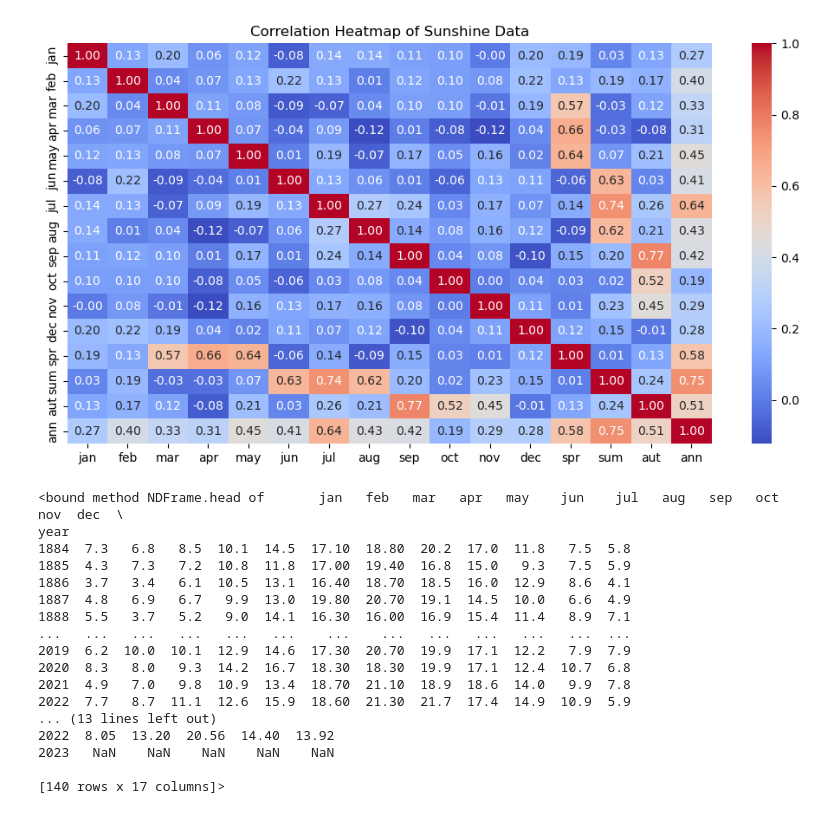
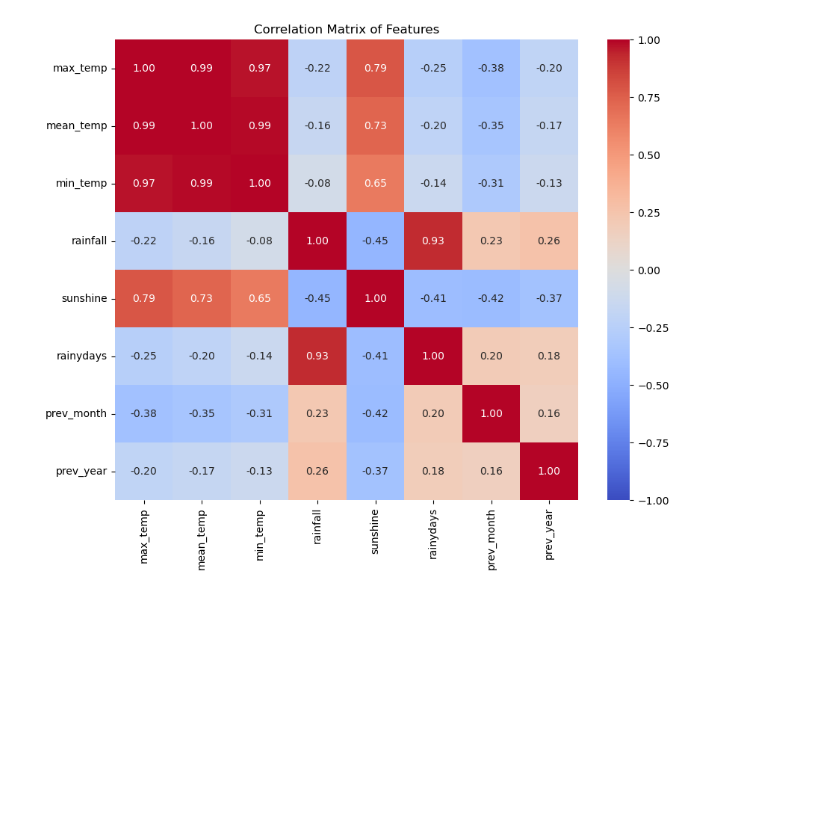
Before and after one commit to mgunal/applied-ai, a Jupyter notebook: reassessment/Dataset Visualisation.ipynb, the cells around one changed output. Cells and saved outputs as stored; diff of their text form; code cells hidden in the pictures; blank space fills up the shorter version.

```diff
--- a/reassessment/Dataset Visualisation.ipynb
+++ b/reassessment/Dataset Visualisation.ipynb
@@ -28,0 +25,3 @@ year
+# %%
+data = dataset.dataset
+data
@@ -29,32 +84,11 @@ year
 # %%
-# Visualize the data using Seaborn
-plt.figure(figsize=(12, 6))
-sns.heatmap(sunshine_data.corr(), annot=True, cmap='coolwarm', fmt=".2f")
-plt.title("Correlation Heatmap of Sunshine Data")
+# Calculate the correlation matrix
+corr_matrix = data.corr()
+
+# Create a heatmap
+plt.figure(figsize=(10, 8))
+heatmap = sns.heatmap(corr_matrix, annot=True, fmt=".2f", cmap='coolwarm', vmin=-1, vmax=1)
+plt.title('Correlation Matrix of Features')
 plt.show()
 # %% [output]
-[figure, old version]
+[figure, new version]
-# %%
-# Read the dataset from the txt file
-max_temp_data = pd.read_csv("./datasets/UK Met Office Public Data - Maximum Temperature Series.txt", delim_whitespace=True, skiprows=5)
-# Set the 'Year' column as the index
-max_temp_data.set_index('year', inplace=True)
-print(max_temp_data.head)
-# %% [output]
-<bound method NDFrame.head of       jan   feb   mar   apr   may    jun    jul   aug   sep   oct   nov  dec  \
-year
-1884  7.3   6.8   8.5  10.1  14.5  17.10  18.80  20.2  17.0  11.8   7.5  5.8
-1885  4.3   7.3   7.2  10.8  11.8  17.00  19.40  16.8  15.0   9.3   7.5  5.9
-1886  3.7   3.4   6.1  10.5  13.1  16.40  18.70  18.5  16.0  12.9   8.6  4.1
-1887  4.8   6.9   6.7   9.9  13.0  19.80  20.70  19.1  14.5  10.0   6.6  4.9
-1888  5.5   3.7   5.2   9.0  14.1  16.30  16.00  16.9  15.4  11.4   8.9  7.1
-...   ...   ...   ...   ...   ...    ...    ...   ...   ...   ...   ...  ...
-2019  6.2  10.0  10.1  12.9  14.6  17.30  20.70  19.9  17.1  12.2   7.9  7.9
-2020  8.3   8.0   9.3  14.2  16.7  18.30  18.30  19.9  17.1  12.4  10.7  6.8
-2021  4.9   7.0   9.8  10.9  13.4  18.70  21.10  18.9  18.6  14.0   9.9  7.8
-2022  7.7   8.7  11.1  12.6  15.9  18.60  21.30  21.7  17.4  14.9  10.9  5.9
-... (13 lines left out)
-2022  8.05  13.20  20.56  14.40  13.92
-2023   NaN    NaN    NaN    NaN    NaN
-
-[140 rows x 17 columns]>
```
Also changed, not shown: parts of 15 cells of this notebook, 4 other files.
